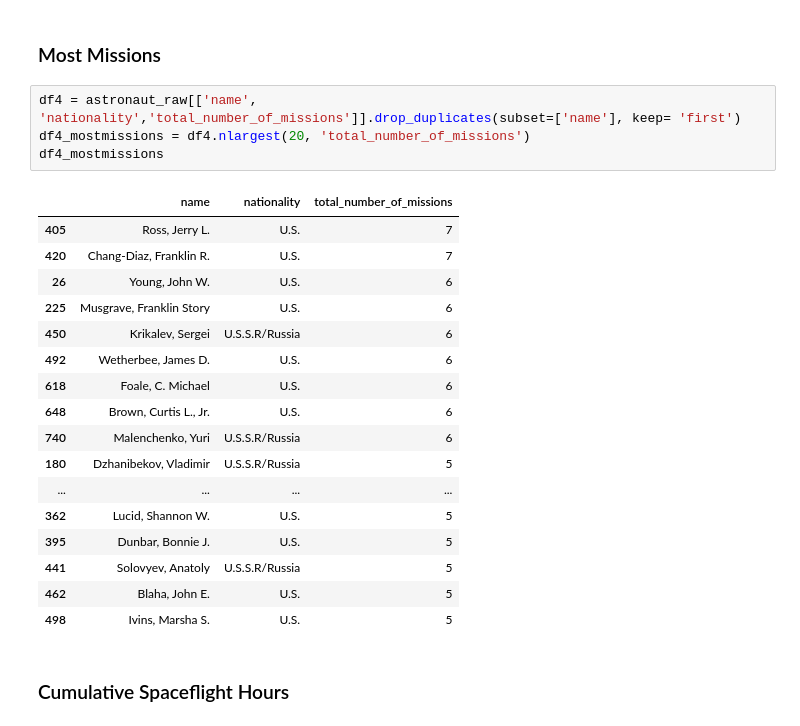
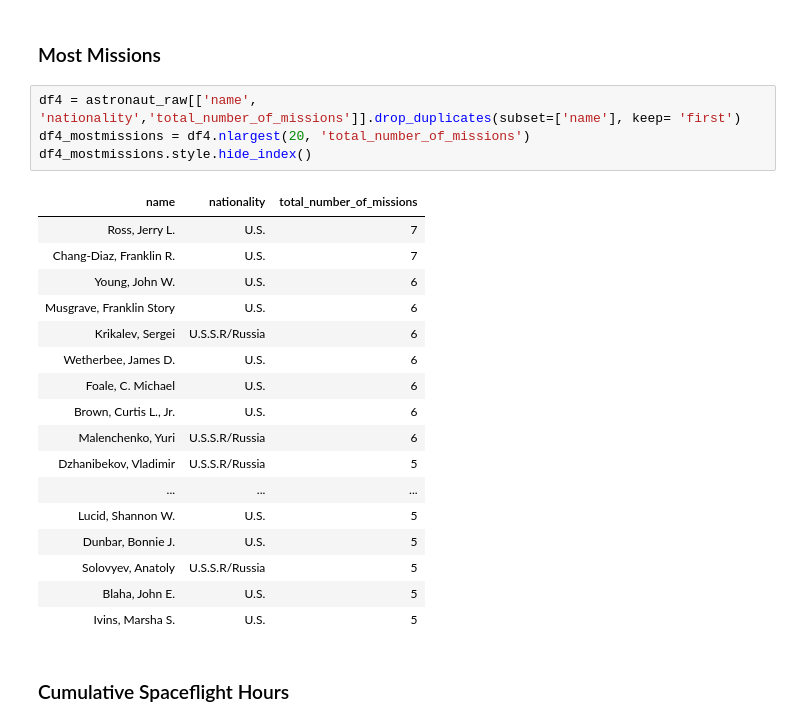
Before and after one commit to itak365/international_astronaut_db, a Jupyter notebook: astronauts_stats.ipynb, the cells around one changed output. Saved outputs shown, nothing was run; the diff lists cells and outputs as text.

```diff
--- a/astronauts_stats.ipynb
+++ b/astronauts_stats.ipynb
@@ -178,25 +179,25 @@ wiki.summary(df3_oldest['name'], sentences=4)
 # %%
 df4 = astronaut_raw[['name', 'nationality','total_number_of_missions']].drop_duplicates(subset=['name'], keep= 'first')
 df4_mostmissions = df4.nlargest(20, 'total_number_of_missions')
-df4_mostmissions
+df4_mostmissions.style.hide_index()
 # %% [output]
-|  | name | nationality | total_number_of_missions |
-| 405 | Ross, Jerry L. | U.S. | 7 |
-| 420 | Chang-Diaz, Franklin R. | U.S. | 7 |
-| 26 | Young, John W. | U.S. | 6 |
-| 225 | Musgrave, Franklin Story | U.S. | 6 |
-| 450 | Krikalev, Sergei | U.S.S.R/Russia | 6 |
-| 492 | Wetherbee, James D. | U.S. | 6 |
-| 618 | Foale, C. Michael | U.S. | 6 |
-| 648 | Brown, Curtis L., Jr. | U.S. | 6 |
-| 740 | Malenchenko, Yuri | U.S.S.R/Russia | 6 |
-| 180 | Dzhanibekov, Vladimir | U.S.S.R/Russia | 5 |
-| ... | ... | ... | ... |
-| 362 | Lucid, Shannon W. | U.S. | 5 |
-| 395 | Dunbar, Bonnie J. | U.S. | 5 |
-| 441 | Solovyev, Anatoly | U.S.S.R/Russia | 5 |
-| 462 | Blaha, John E. | U.S. | 5 |
-| 498 | Ivins, Marsha S. | U.S. | 5 |
+| name | nationality | total_number_of_missions |
+| Ross, Jerry L. | U.S. | 7 |
+| Chang-Diaz, Franklin R. | U.S. | 7 |
+| Young, John W. | U.S. | 6 |
+| Musgrave, Franklin Story | U.S. | 6 |
+| Krikalev, Sergei | U.S.S.R/Russia | 6 |
+| Wetherbee, James D. | U.S. | 6 |
+| Foale, C. Michael | U.S. | 6 |
+| Brown, Curtis L., Jr. | U.S. | 6 |
+| Malenchenko, Yuri | U.S.S.R/Russia | 6 |
+| Dzhanibekov, Vladimir | U.S.S.R/Russia | 5 |
+| ... | ... | ... |
+| Lucid, Shannon W. | U.S. | 5 |
+| Dunbar, Bonnie J. | U.S. | 5 |
+| Solovyev, Anatoly | U.S.S.R/Russia | 5 |
+| Blaha, John E. | U.S. | 5 |
+| Ivins, Marsha S. | U.S. | 5 |
 # %% [markdown]
 ### Cumulative Spaceflight Hours
 # %%
```
Also changed, not shown: parts of 10 cells of this notebook.
